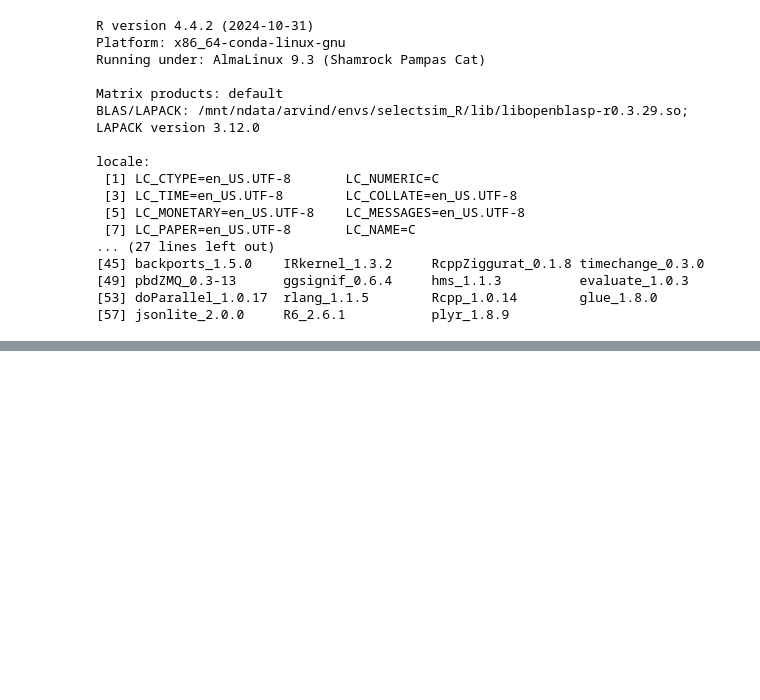
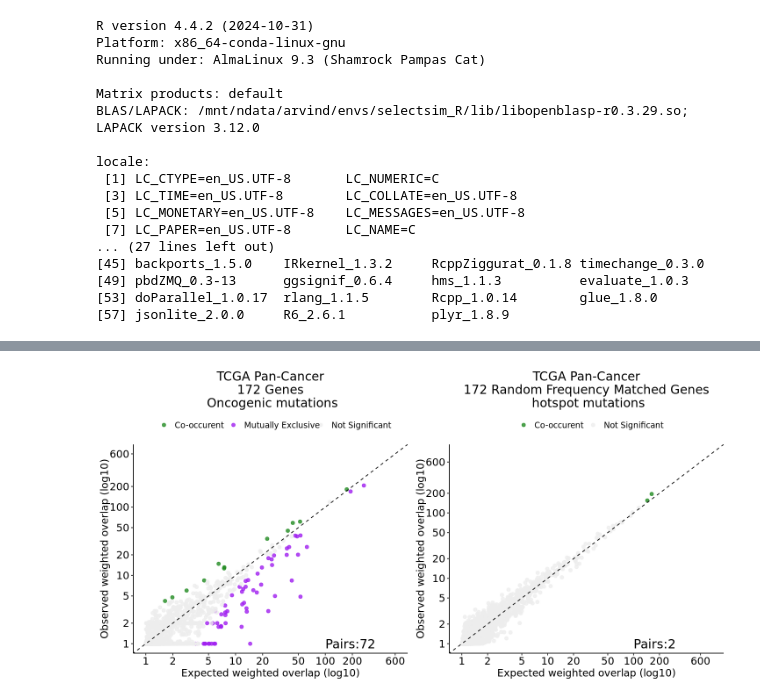
Before and after one commit to CSOgroup/SelectSim_analysis, a Jupyter notebook: analysis/oncokb_random_analysis/selectsim_oncokb_random_analysis.ipynb, the cells around one changed output, grey strips where cells are left out. Drawn from its saved outputs; the diff is of its cells as text; code cells hidden in the pictures; blank space fills up the shorter version.

```diff
--- a/analysis/oncokb_random_analysis/selectsim_oncokb_random_analysis.ipynb
+++ b/analysis/oncokb_random_analysis/selectsim_oncokb_random_analysis.ipynb
@@ -211,0 +368,7 @@ p_all
+# %%
+p_all <- ggarrange(plot_actual,plot_random,nrow=1,ncol=2)
+# %%
+options(repr.plot.width=12, repr.plot.height=6)
+p_all
+# %% [output]
+[figure, added]
```
Also changed, not shown: parts of 50 cells of this notebook, 12 other files.
